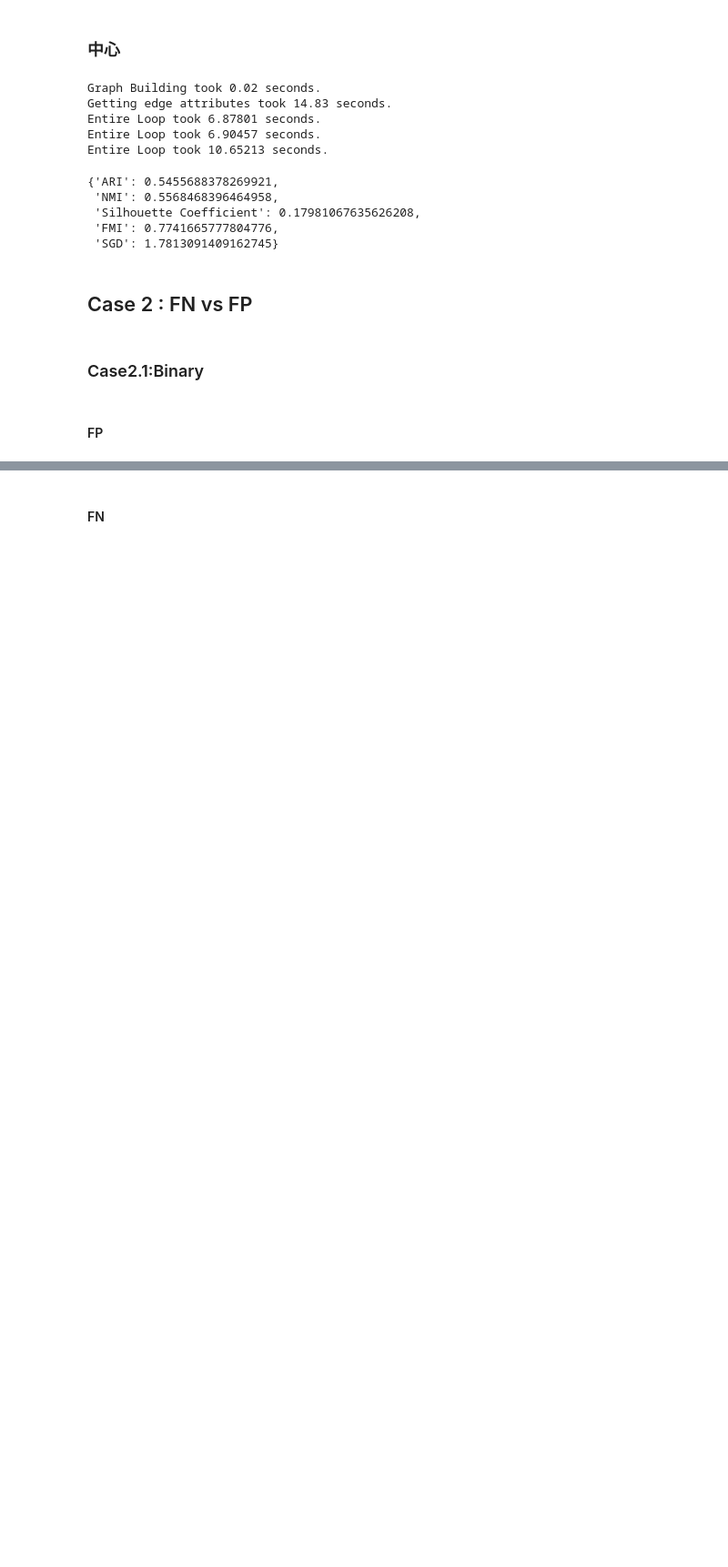
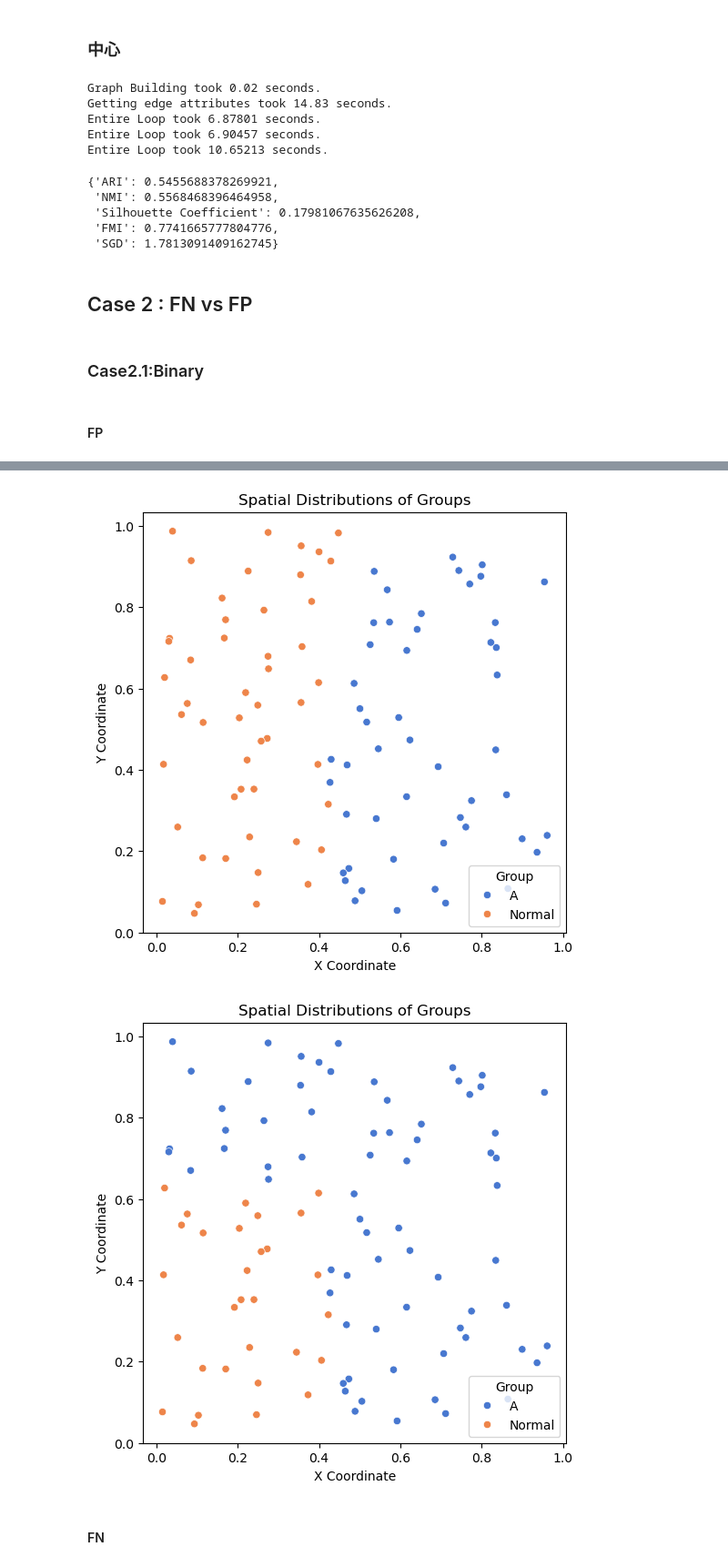
Before and after one commit to YihDu/Spatial-Group-Discrepancy, a Jupyter notebook: Cases.ipynb, the cells around one changed output, grey strips where cells are left out. Shown at 91% size. Saved outputs shown, nothing was run; the diff lists cells and outputs as text; code cells hidden in the pictures; blank space fills up the shorter version.

```diff
--- a/Cases.ipynb
+++ b/Cases.ipynb
@@ -114,3 +114,9 @@ Entire Loop took 21.48021 seconds.
+# %%
+plot(coordinate_file_truth)
+plot(coordinate_file_pred)
+# %% [output]
+[figure, added]
+[figure, added]
 # %% [markdown]
 #### FN
 # %%
```
Also changed, not shown: parts of 19 cells of this notebook, 12 other files.
